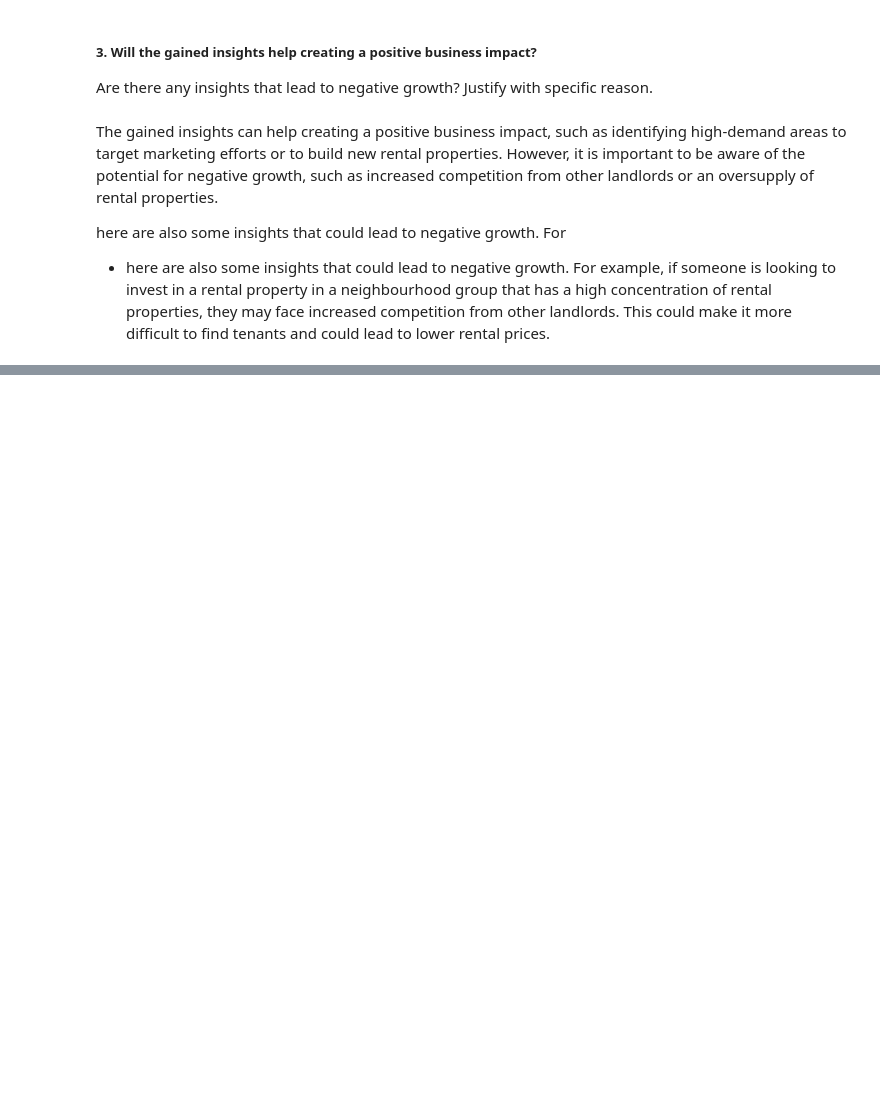
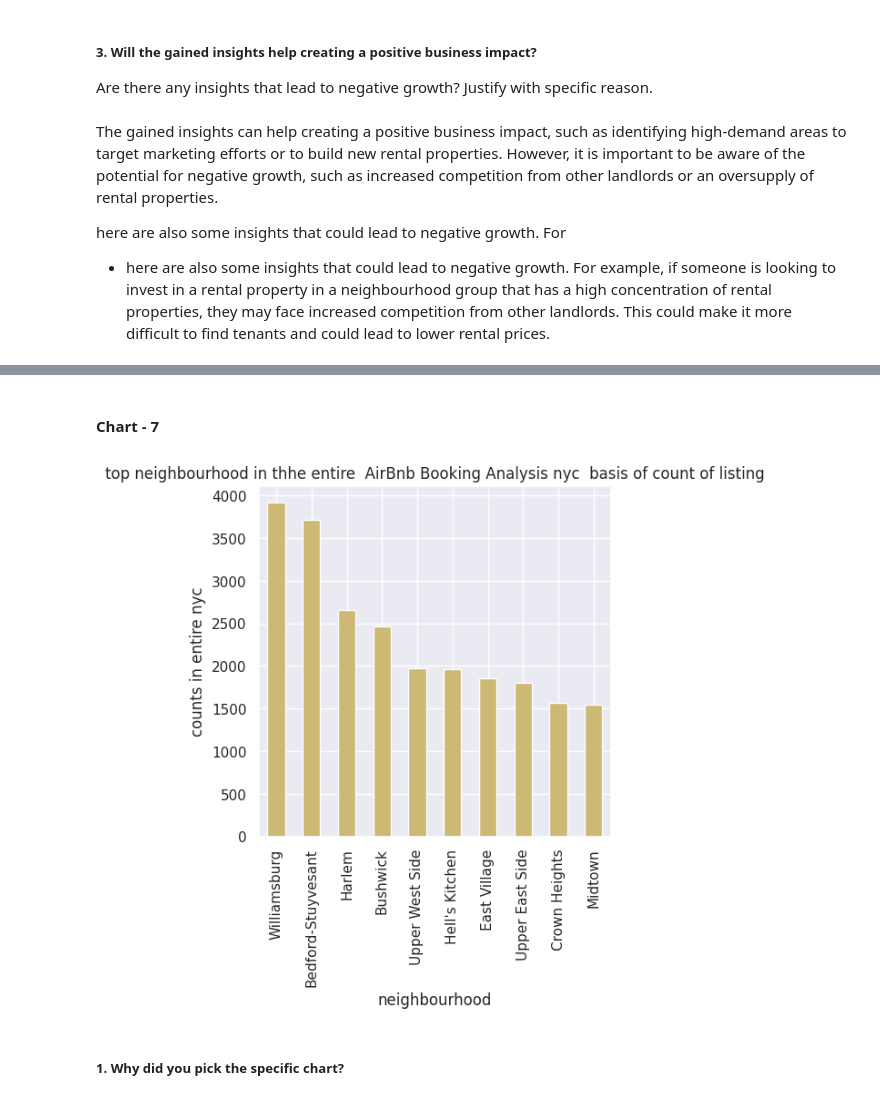
Before and after one commit to tusharrkharkar/project1, a Jupyter notebook: Copy_of_tusharkharkarp1.ipynb, the cells around one changed output, grey strips where cells are left out. Cells and saved outputs as stored; diff of their text form; code cells hidden in the pictures; blank space fills up the shorter version.

```diff
--- a/Copy_of_tusharkharkarp1.ipynb
+++ b/Copy_of_tusharkharkarp1.ipynb
@@ -1069,0 +1193,19 @@ example, if someone is looking to invest in a rental property in a neighbourhood
+# %% [markdown]
+#### Chart - 7
+# %%
+# Chart - 7 visualization code
+# Create a bar plot to visualize the top 10 neighborhoods based on the count of listings
+top_10_neighbours =data['neighbourhood'].value_counts()[:10]
+
+
+top_10_neighbours.plot(kind='bar',color='y',figsize=(5,5))
+plt.xlabel('neighbourhood')
+plt.ylabel('counts in entire nyc')
+# Set the title of the plot
+plt.title('top neighbourhood in thhe entire  AirBnb Booking Analysis nyc  basis of count of listing')
+# Show the plot
+plt.show()
+# %% [output]
+[figure, added]
+# %% [markdown]
+##### 1. Why did you pick the specific chart?
```
Also changed, not shown: parts of 50 cells of this notebook.
